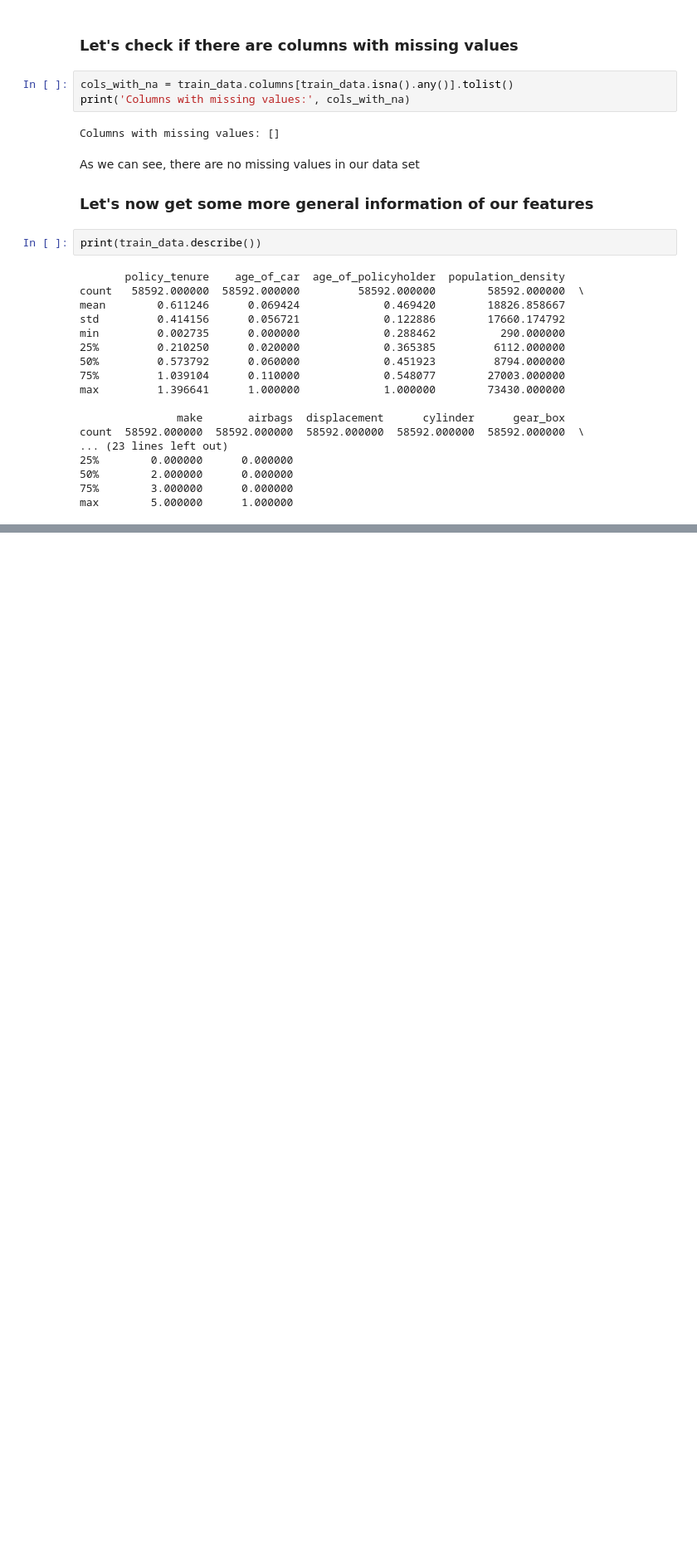
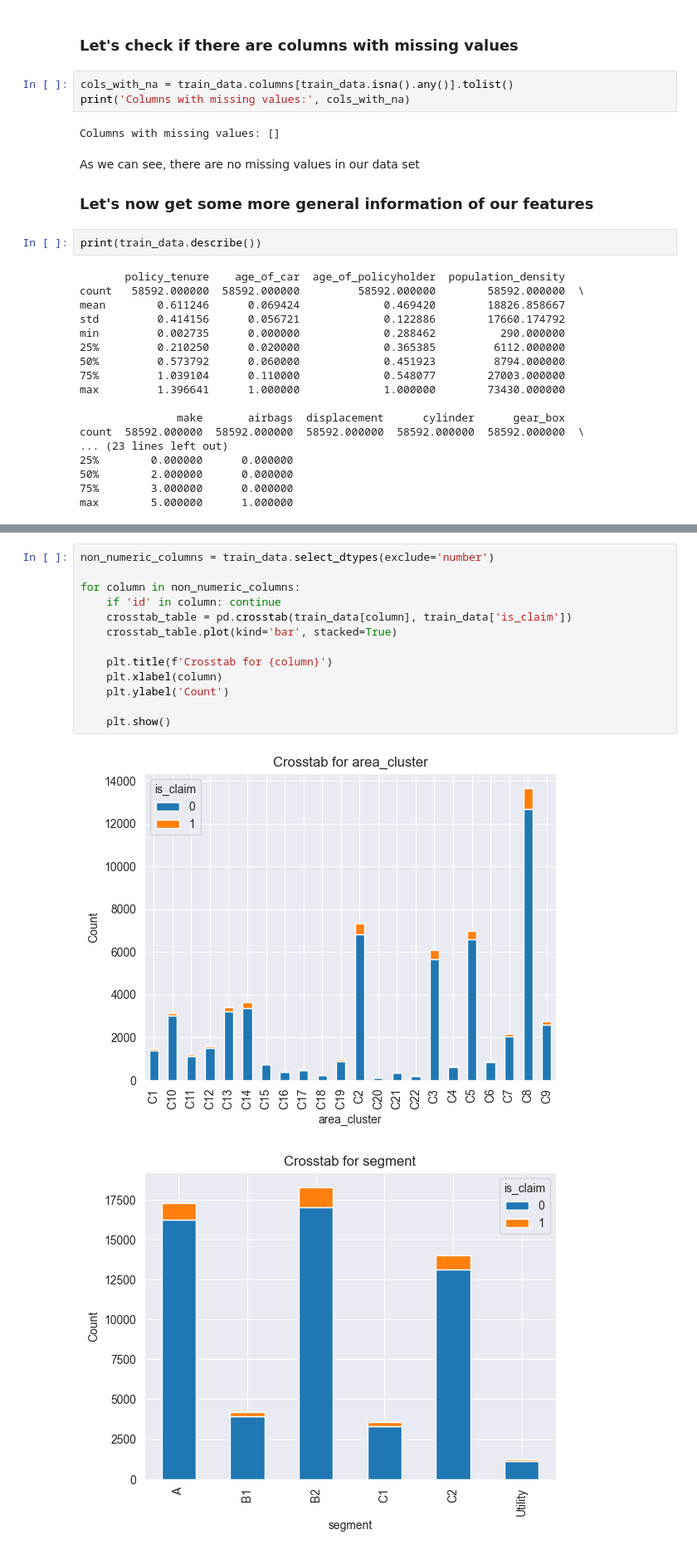
Before and after one commit to afs202005277/HeartDiseasePrediction, a Jupyter notebook: project.ipynb, the cells around one changed output, grey strips where cells are left out. Shown at 83% size. Drawn from its saved outputs; the diff is of its cells as text; blank space fills up the shorter version.

```diff
--- a/project.ipynb
+++ b/project.ipynb
@@ -77,0 +118,16 @@ sb.pairplot(train_data)
+# %%
+non_numeric_columns = train_data.select_dtypes(exclude='number')
+
+for column in non_numeric_columns:
+    if 'id' in column: continue
+    crosstab_table = pd.crosstab(train_data[column], train_data['is_claim'])
+    crosstab_table.plot(kind='bar', stacked=True)
+
+    plt.title(f'Crosstab for {column}')
+    plt.xlabel(column)
+    plt.ylabel('Count')
+
+    plt.show()
+# %% [output]
+[figure, added]
+[figure, added]
```
Also changed, not shown: parts of 4 cells of this notebook.
